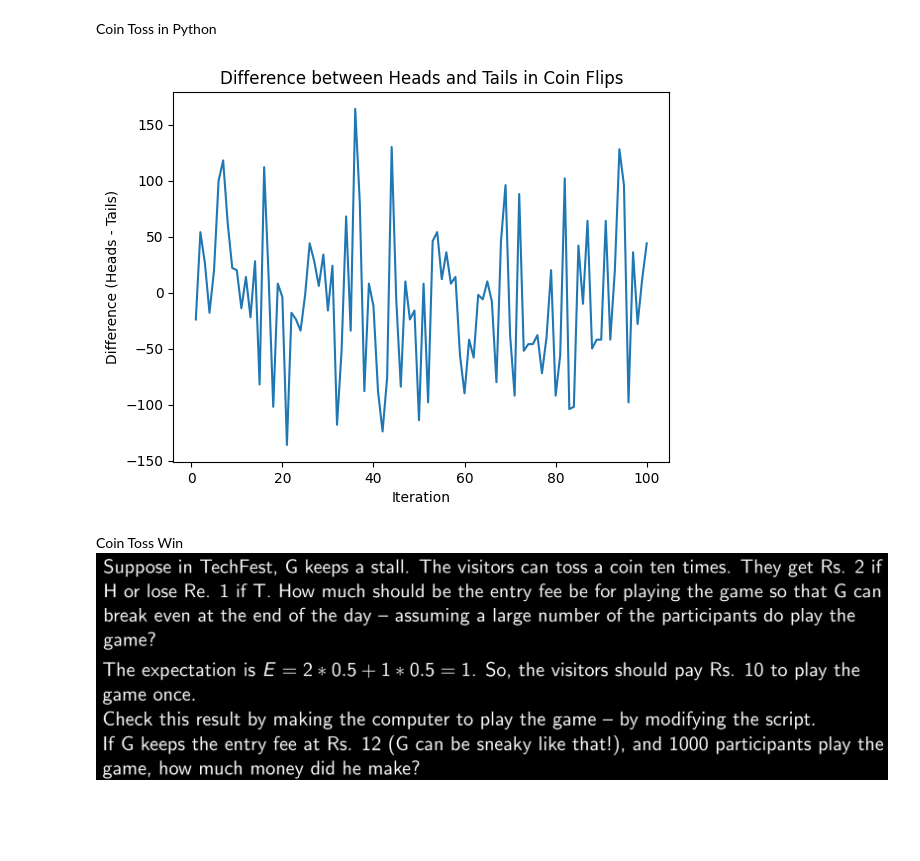
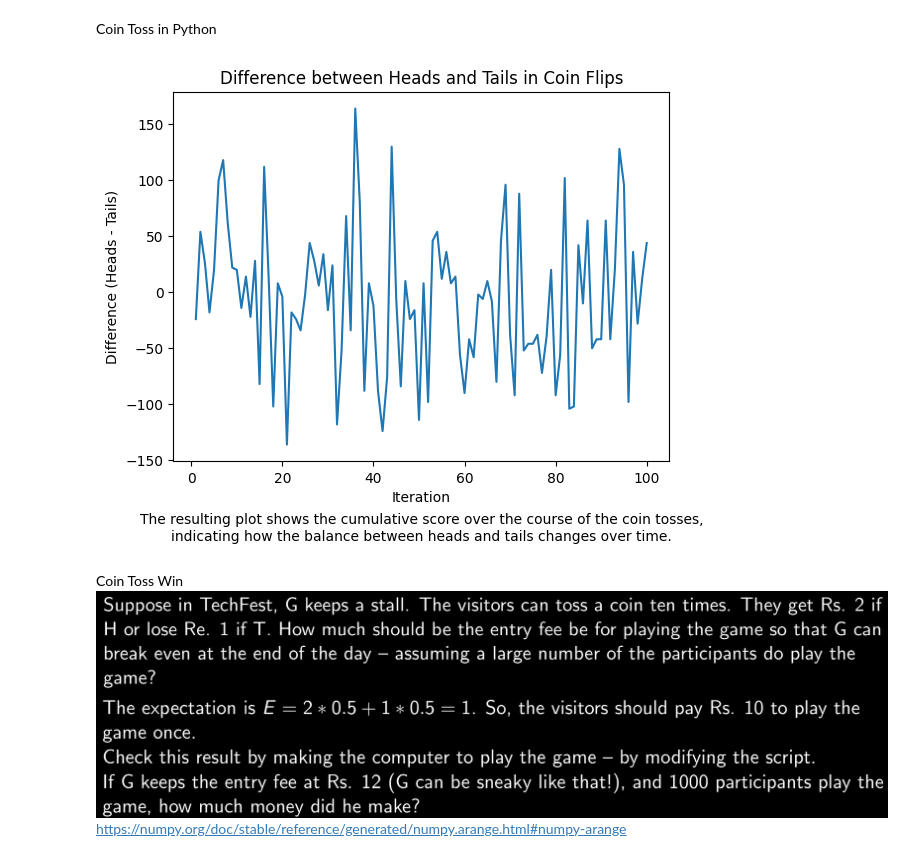
Before and after one commit to Jayesh-Ah/ME228-DS-ML, a Jupyter notebook: prev-years.ipynb, the cells around one changed output. Drawn from its saved outputs; the diff is of its cells as text; code cells hidden in the pictures; blank space fills up the shorter version.

```diff
--- a/prev-years.ipynb
+++ b/prev-years.ipynb
@@ -21,33 +21,38 @@ Coin Toss in Python
 # %%
 import matplotlib.pyplot as plot
 import numpy as np
 import random          #provides functions for generating random numbers and performing random selections
 random.seed(17)
 
 M=100                    #number of iteration in the experiment
 N=4000                      #number of coin toss in each iteration
 Coin = ['H','T']
 y = np.linspace(1,M,M)      #It generates M evenly spaced numbers over the interval from 1 to M in form of an array
+#linspace(start, stop, num=50, endpoint=True, retstep=False, dtype=None, axis=0)
 E=[]
 
 for j in range(M):
     heads = 0
     tails = 0
     for i in range(N):
         x = random.choice(Coin)
         if (x=='H'):
             heads += 1
         else:
             tails -= 1
     z = (heads+tails)
     E.append(z)
 plot.plot(y,E)
 plot.xlabel('Iteration')
 plot.ylabel('Difference (Heads - Tails)')
 plot.title('Difference between Heads and Tails in Coin Flips')
+# Add description
+description = "The resulting plot shows the cumulative score over the course of the coin tosses, indicating how the balance between heads and tails changes over time.".format(num_flips)
+plt.text(0.5, -0.18, description, horizontalalignment='center', verticalalignment='center', transform=plt.gca().transAxes, fontsize=10, wrap=True)
 plot.show()
 # %% [output]
-[figure, old version]
+[figure, new version]
 # %% [markdown]
 Coin Toss Win
 ![image.png](attachment:0b756f32-7c3f-45ee-93de-e883bbea0338.png)![download.png](attachment:35cd288f-a4eb-460d-9368-541d24ba8c6b.png)
+https://numpy.org/doc/stable/reference/generated/numpy.arange.html#numpy-arange
```
Also changed, not shown: parts of 1 cell of this notebook.
